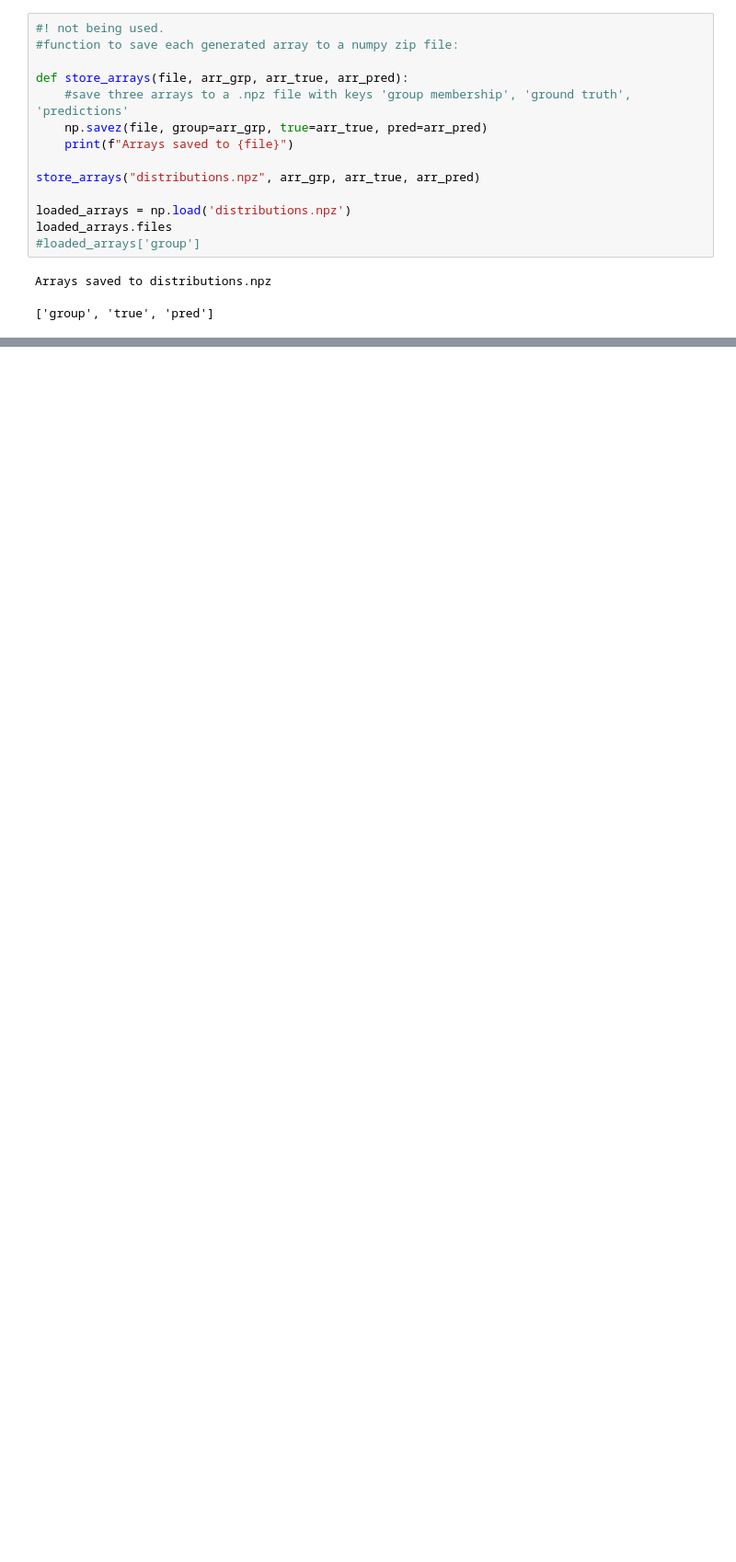
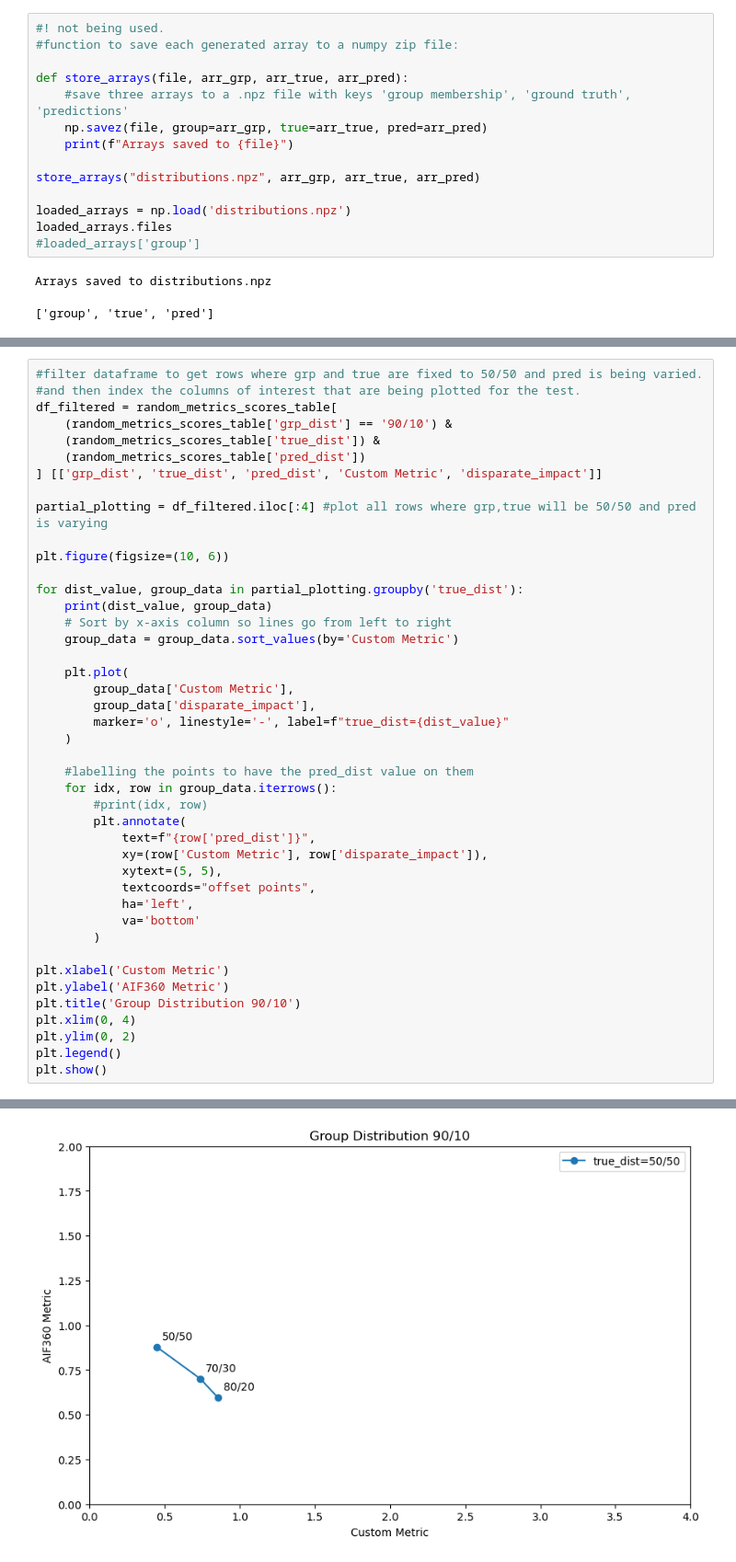
Before and after one commit to ayleensb/honours-project, a Jupyter notebook: standard_custom_metric.ipynb, the cells around one changed output, grey strips where cells are left out. Shown at 92% size. Cells and saved outputs as stored; diff of their text form; blank space fills up the shorter version.

Commit message:
fixed plotting function and added python file for code modularity. Made separate notebooks to visualise plots for each metric comparison

```diff
--- a/standard_custom_metric.ipynb
+++ b/standard_custom_metric.ipynb
@@ -750,0 +525,44 @@ plot_comparisons(
+# %%
+#filter dataframe to get rows where grp and true are fixed to 50/50 and pred is being varied.
+#and then index the columns of interest that are being plotted for the test.
+df_filtered = random_metrics_scores_table[
+    (random_metrics_scores_table['grp_dist'] == '90/10') &
+    (random_metrics_scores_table['true_dist']) &
+    (random_metrics_scores_table['pred_dist'])
+] [['grp_dist', 'true_dist', 'pred_dist', 'Custom Metric', 'disparate_impact']]
+
+partial_plotting = df_filtered.iloc[:4] #plot all rows where grp,true will be 50/50 and pred is varying
+
+plt.figure(figsize=(10, 6))
+
+for dist_value, group_data in partial_plotting.groupby('true_dist'):
+    print(dist_value, group_data)
+    # Sort by x-axis column so lines go from left to right
+    group_data = group_data.sort_values(by='Custom Metric')
+
+    plt.plot(
+        group_data['Custom Metric'],
+        group_data['disparate_impact'],
+        marker='o', linestyle='-', label=f"true_dist={dist_value}"
+    )
+
+    #labelling the points to have the pred_dist value on them
+    for idx, row in group_data.iterrows():
+        #print(idx, row)
+        plt.annotate(
+            text=f"{row['pred_dist']}",
+            xy=(row['Custom Metric'], row['disparate_impact']),
+            xytext=(5, 5),
+            textcoords="offset points",
+            ha='left',
+            va='bottom'
+        )
+
+plt.xlabel('Custom Metric')
+plt.ylabel('AIF360 Metric')
+plt.title('Group Distribution 90/10')
+plt.xlim(0, 4)
+plt.ylim(0, 2)
+plt.legend()
+plt.show()
+# %% [output]
@@ -750,0 +574 @@ plot_comparisons(
+[figure, added]
```
Also changed, not shown: parts of 27 cells of this notebook, 9 other files.
